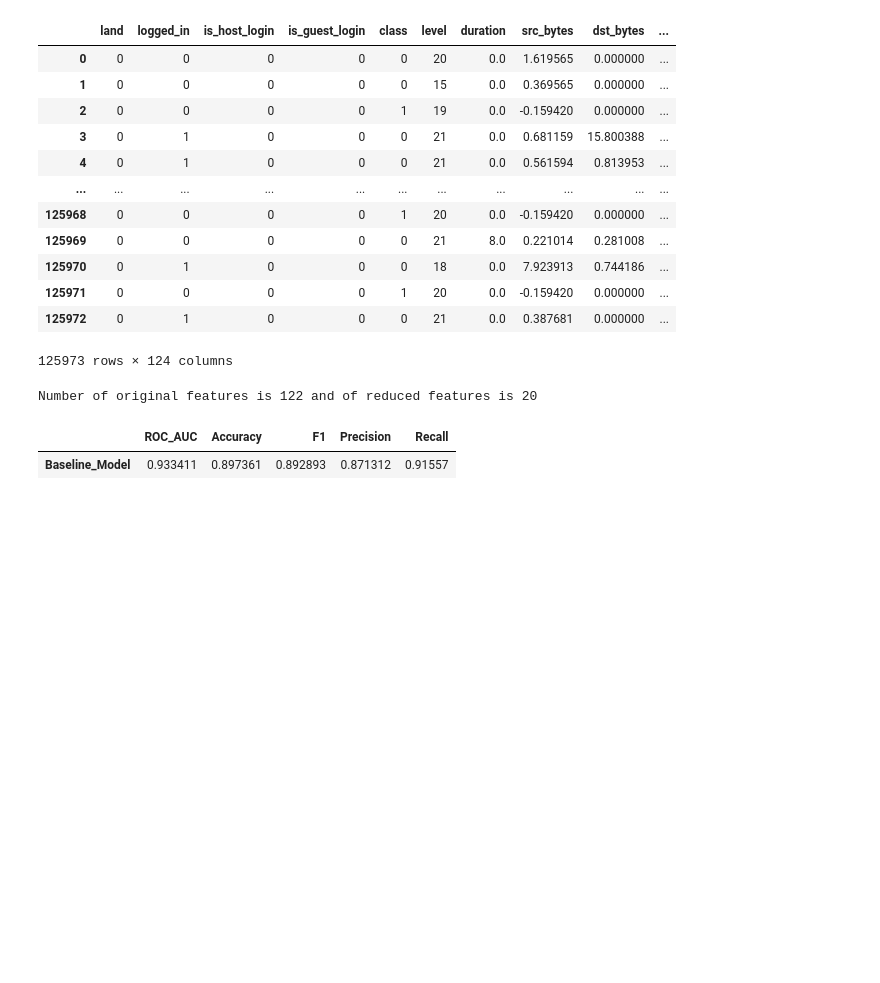
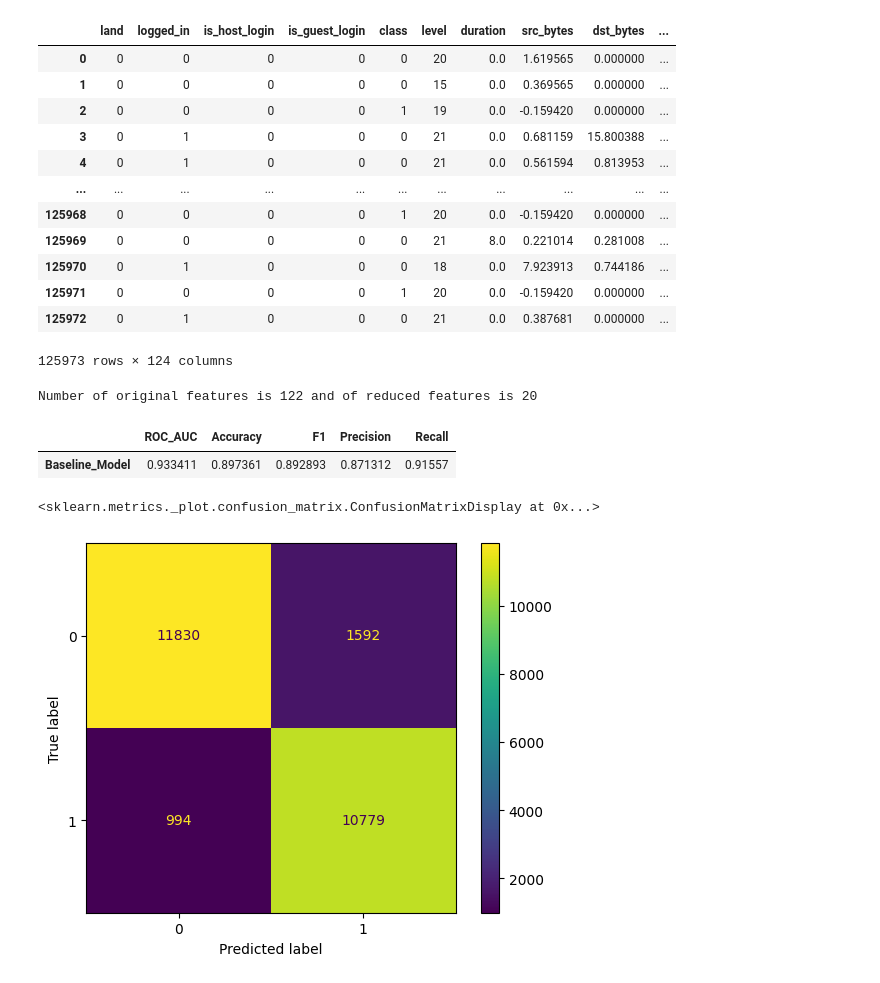
Before and after one commit to lululemon33/capstone, a Jupyter notebook: Copy_of_Untitled10.ipynb, the cells around one changed output. Saved outputs shown, nothing was run; the diff lists cells and outputs as text; code cells hidden in the pictures; blank space fills up the shorter version.

```diff
--- a/Copy_of_Untitled10.ipynb
+++ b/Copy_of_Untitled10.ipynb
@@ -223,3 +223,8 @@ results_df
 # %% [output]
 |  | ROC_AUC | Accuracy | F1 | Precision | Recall |
 | Baseline_Model | 0.933411 | 0.897361 | 0.892893 | 0.871312 | 0.91557 |
+# %%
+ConfusionMatrixDisplay.from_predictions(y_test_reduced, y_hat)
+# %% [output]
+<sklearn.metrics._plot.confusion_matrix.ConfusionMatrixDisplay at 0x...>
+[figure, added]
```
Also changed, not shown: parts of 1 cell of this notebook.
